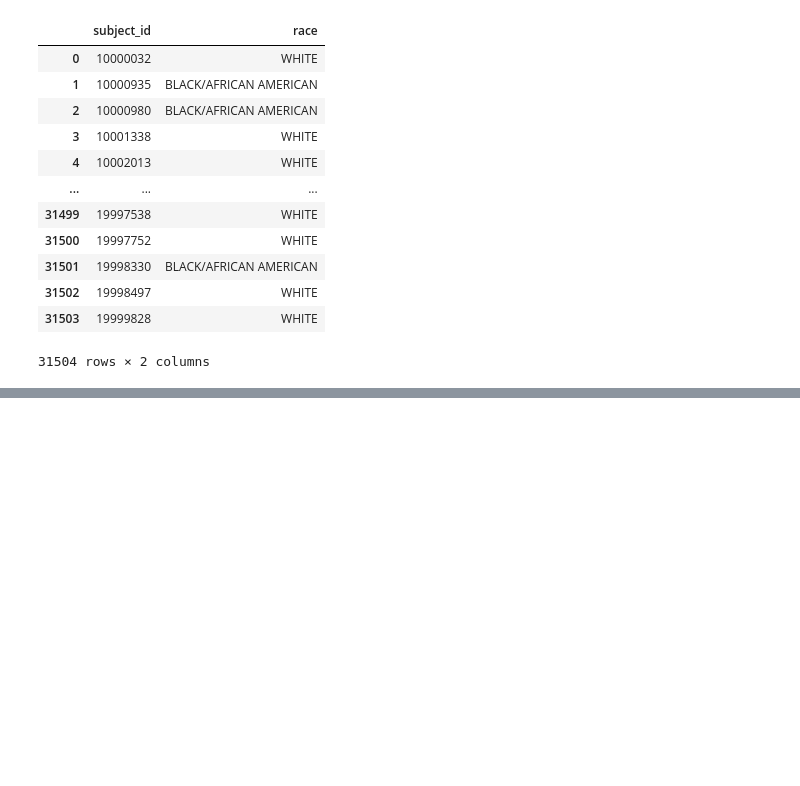
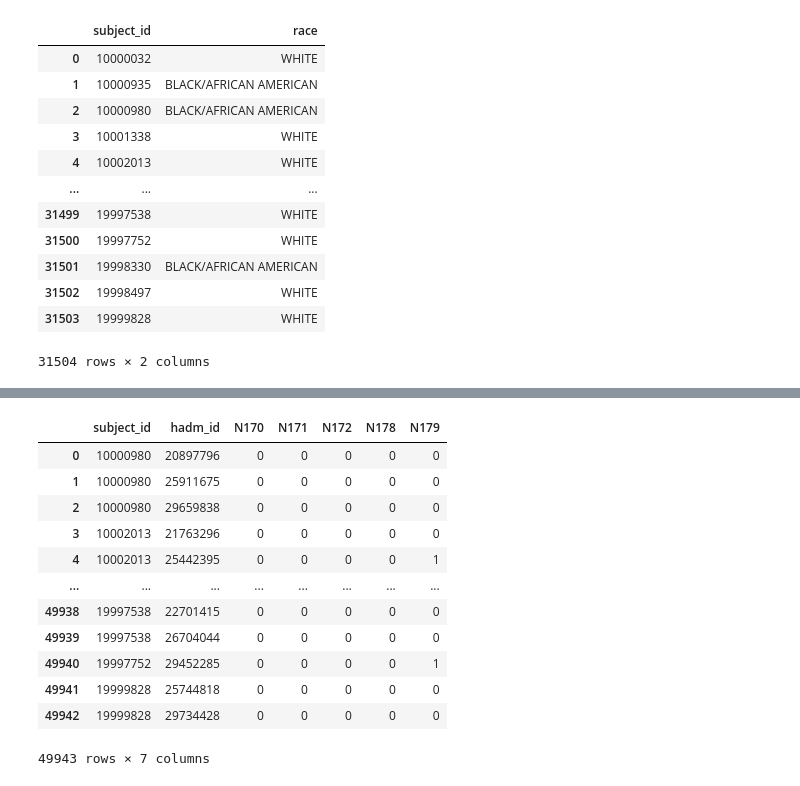
Before and after one commit to GUOJL23/COMP90089, a Jupyter notebook: DataExtractionProject.ipynb, the cells around one changed output, grey strips where cells are left out. Drawn from its saved outputs; the diff is of its cells as text; code cells hidden in the pictures; blank space fills up the shorter version.

```diff
--- a/DataExtractionProject.ipynb
+++ b/DataExtractionProject.ipynb
@@ -382,0 +435,34 @@ diagnosis_query
+# %%
+diagnosis_query = run_query(f"""
+SELECT
+    subject_id,
+    hadm_id,
+    MAX(CASE WHEN icd_code = 'N170' THEN 1 ELSE 0 END) AS N170,
+    MAX(CASE WHEN icd_code = 'N171' THEN 1 ELSE 0 END) AS N171,
+    MAX(CASE WHEN icd_code = 'N172' THEN 1 ELSE 0 END) AS N172,
+    MAX(CASE WHEN icd_code = 'N178' THEN 1 ELSE 0 END) AS N178,
+    MAX(CASE WHEN icd_code = 'N179' THEN 1 ELSE 0 END) AS N179,
+FROM
+    `physionet-data.mimiciv_hosp.diagnoses_icd`
+WHERE
+    icd_version = 10 AND subject_id IN {subject_ids}
+GROUP BY
+    subject_id, hadm_id
+ORDER BY
+    subject_id, hadm_id;
+""")
+diagnosis_query
+# %% [output]
+|  | subject_id | hadm_id | N170 | N171 | N172 | N178 | N179 |
+| 0 | 10000980 | 20897796 | 0 | 0 | 0 | 0 | 0 |
+| 1 | 10000980 | 25911675 | 0 | 0 | 0 | 0 | 0 |
+| 2 | 10000980 | 29659838 | 0 | 0 | 0 | 0 | 0 |
+| 3 | 10002013 | 21763296 | 0 | 0 | 0 | 0 | 0 |
+| 4 | 10002013 | 25442395 | 0 | 0 | 0 | 0 | 1 |
+| ... | ... | ... | ... | ... | ... | ... | ... |
+| 49938 | 19997538 | 22701415 | 0 | 0 | 0 | 0 | 0 |
+| 49939 | 19997538 | 26704044 | 0 | 0 | 0 | 0 | 0 |
+| 49940 | 19997752 | 29452285 | 0 | 0 | 0 | 0 | 1 |
+| 49941 | 19999828 | 25744818 | 0 | 0 | 0 | 0 | 0 |
+| 49942 | 19999828 | 29734428 | 0 | 0 | 0 | 0 | 0 |
+49943 rows × 7 columns
```
Also changed, not shown: parts of 11 cells of this notebook.
